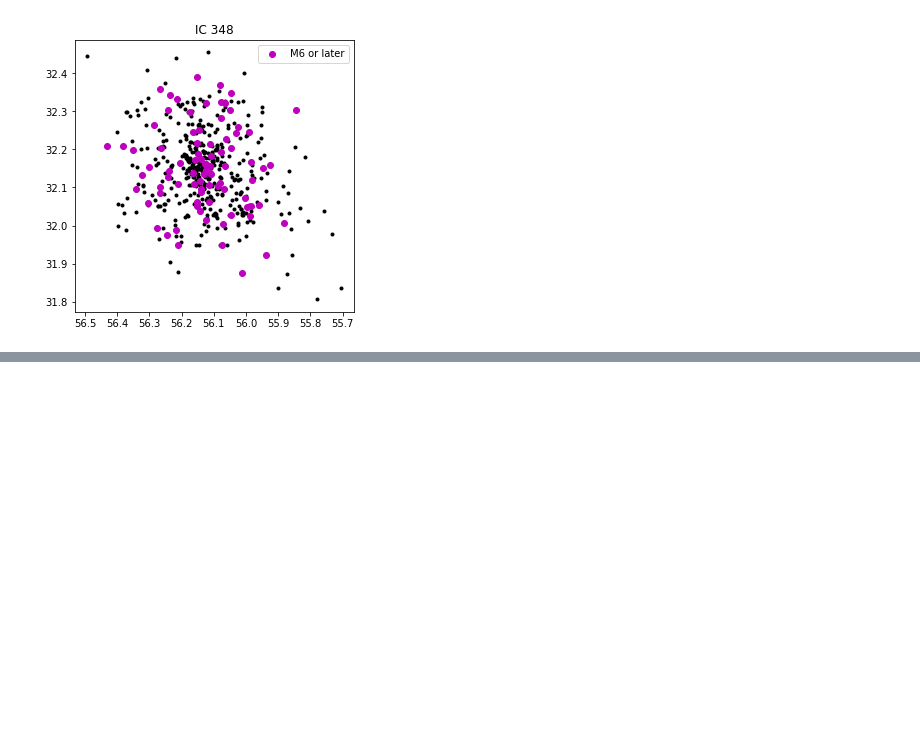
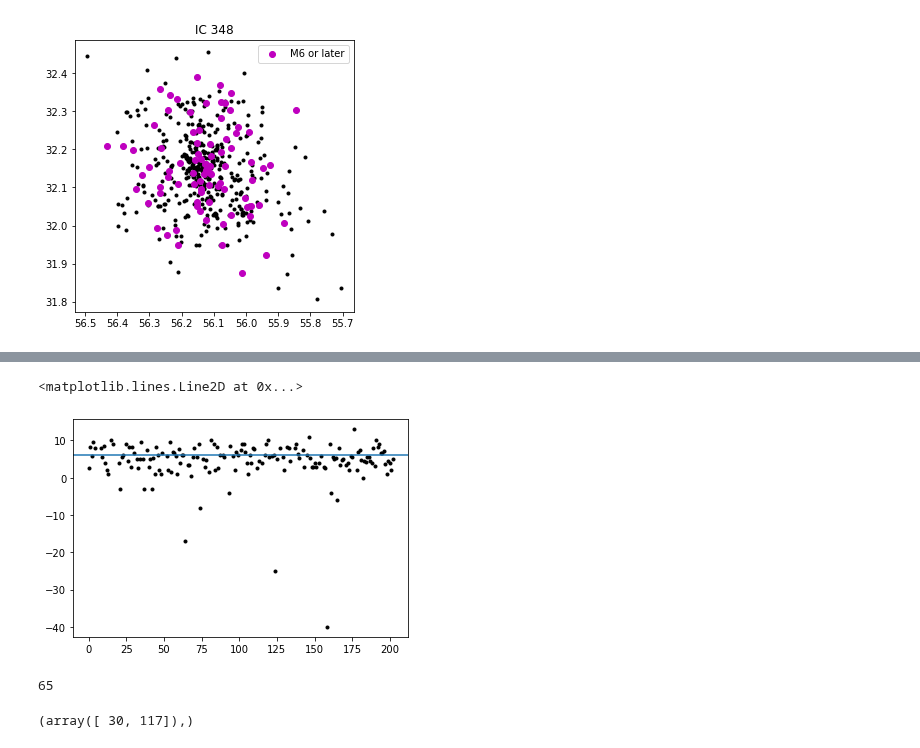
Before and after one commit to tomr-stargazer/Variability_Project_2020, a Jupyter notebook: wuvars/analysis/prototypes/Playing with Luhman et al. 2016.ipynb, the cells around one changed output, grey strips where cells are left out. Saved outputs shown, nothing was run; the diff lists cells and outputs as text; code cells hidden in the pictures; blank space fills up the shorter version.

```diff
--- a/wuvars/analysis/prototypes/Playing with Luhman et al. 2016.ipynb
+++ b/wuvars/analysis/prototypes/Playing with Luhman et al. 2016.ipynb
@@ -95,3 +107,10 @@ plt.legend()
 # %% [output]
 <matplotlib.legend.Legend at 0x...>
 [figure]
+# %%
+# it lives...
+aux_path = "/Users/tsrice/Documents/Variability_Project_2020/wuvars/data/auxiliary_catalogs/NGC1333"
+filepath_2 = os.path.join(aux_path, "Luhman2016_Table2_apjaa2cabt1_mrt.txt")
+
+# load up our data.
+table_2 = astropy.table.Table.read(filepath_2, format="ascii.cds")
@@ -97,0 +140,10 @@ plt.legend()
+# %%
+spt_list = []
+
+for item in table_2['Adopt']:
+    if np.ma.is_masked(item):
+        print(item)
+        spt_list.append(np.nan)
+    else:
+        print(item,'\t', get_num_from_SpT(item))
+        spt_list.append(get_num_from_SpT(item))
@@ -97,0 +168,15 @@ plt.legend()
+# %%
+plt.plot(np.array(spt_list), 'k.')
+plt.axhline(6)
+# %% [output]
+<matplotlib.lines.Line2D at 0x...>
+[figure, added]
+# %%
+is_brown_dwarf = (np.array(spt_list) >= 6)
+print(np.sum(is_brown_dwarf))
+# %% [output]
+65
+# %%
+np.where(is_brown_dwarf & (table_2['Ksmag'] < 12))
+# %% [output]
+(array([ 30, 117]),)
```
Also changed, not shown: parts of 6 cells of this notebook, 1 other file.
